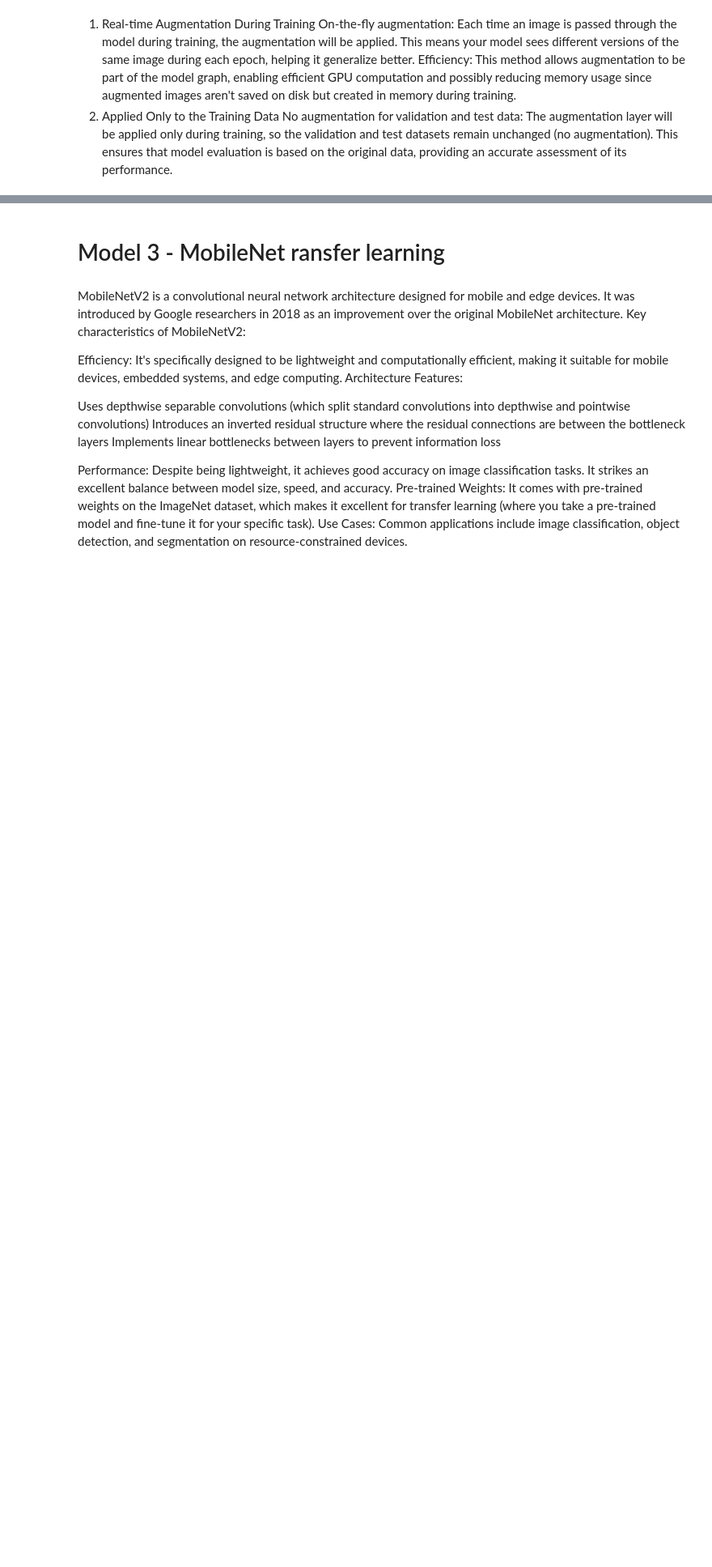
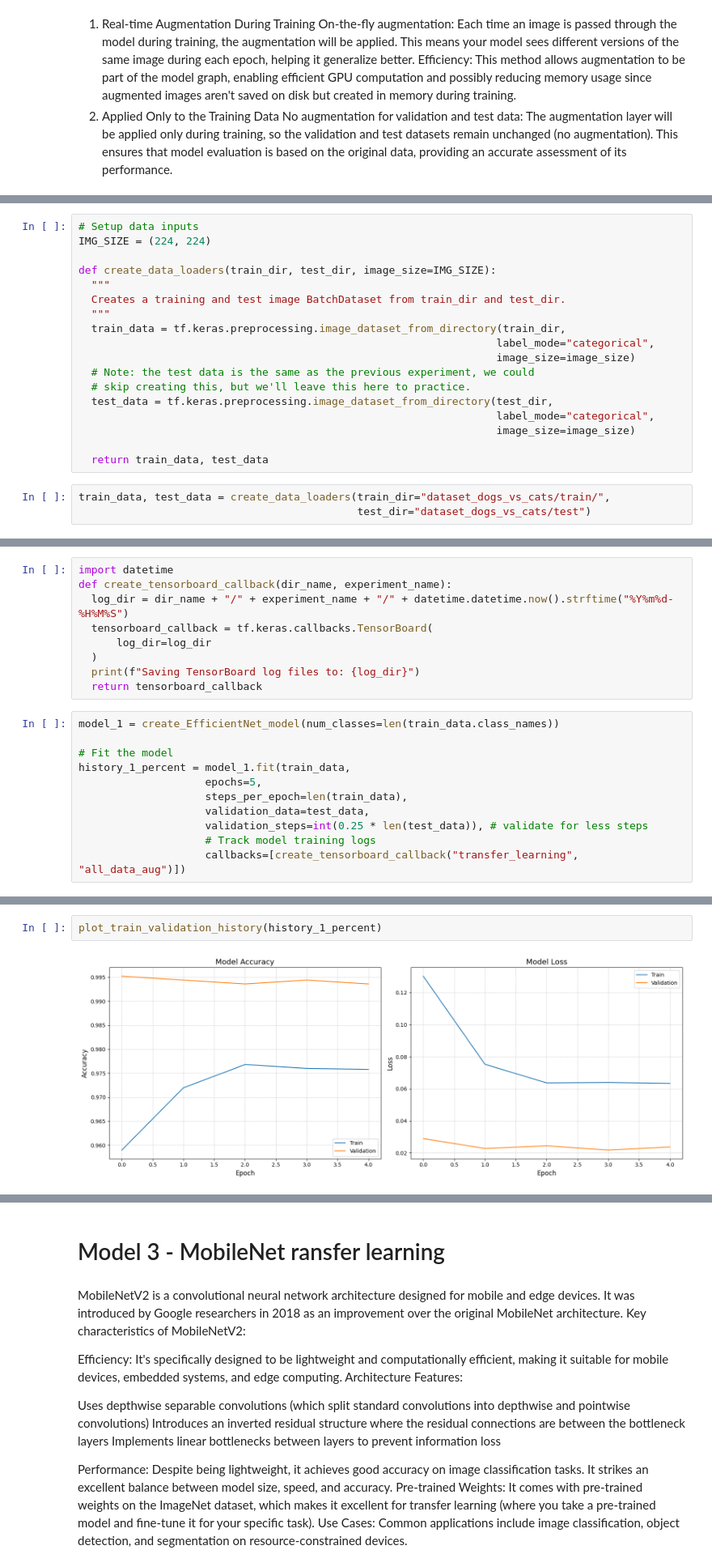
Before and after one commit to rodrigobivarazevedo/machine_learning, a Jupyter notebook: cnn_google_colab.ipynb, the cells around one changed output, grey strips where cells are left out. Shown at 81% size. Drawn from its saved outputs; the diff is of its cells as text; blank space fills up the shorter version.

```diff
--- a/cnn_google_colab.ipynb
+++ b/cnn_google_colab.ipynb
@@ -384,0 +408,21 @@ Downloading data from https://storage.googleapis.com/keras-applications/efficien
+# %%
+# Setup data inputs
+IMG_SIZE = (224, 224)
+
+def create_data_loaders(train_dir, test_dir, image_size=IMG_SIZE):
+  """
+  Creates a training and test image BatchDataset from train_dir and test_dir.
+  """
+  train_data = tf.keras.preprocessing.image_dataset_from_directory(train_dir,
+                                                                  label_mode="categorical",
+                                                                  image_size=image_size)
+  # Note: the test data is the same as the previous experiment, we could
+  # skip creating this, but we'll leave this here to practice.
+  test_data = tf.keras.preprocessing.image_dataset_from_directory(test_dir,
+                                                                  label_mode="categorical",
+                                                                  image_size=image_size)
+
+  return train_data, test_data
+# %%
+train_data, test_data = create_data_loaders(train_dir="dataset_dogs_vs_cats/train/",
+                                            test_dir="dataset_dogs_vs_cats/test")
@@ -384,0 +432,20 @@ Downloading data from https://storage.googleapis.com/keras-applications/efficien
+# %%
+import datetime
+def create_tensorboard_callback(dir_name, experiment_name):
+  log_dir = dir_name + "/" + experiment_name + "/" + datetime.datetime.now().strftime("%Y%m%d-%H%M%S")
+  tensorboard_callback = tf.keras.callbacks.TensorBoard(
+      log_dir=log_dir
+  )
+  print(f"Saving TensorBoard log files to: {log_dir}")
+  return tensorboard_callback
+# %%
+model_1 = create_EfficientNet_model(num_classes=len(train_data.class_names))
+
+# Fit the model
+history_1_percent = model_1.fit(train_data,
+                    epochs=5,
+                    steps_per_epoch=len(train_data),
+                    validation_data=test_data,
+                    validation_steps=int(0.25 * len(test_data)), # validate for less steps
+                    # Track model training logs
+                    callbacks=[create_tensorboard_callback("transfer_learning", "all_data_aug")])
@@ -384,0 +466,4 @@ Downloading data from https://storage.googleapis.com/keras-applications/efficien
+# %%
+plot_train_validation_history(history_1_percent)
+# %% [output]
+[figure, added]
```
Also changed, not shown: parts of 36 cells of this notebook.
